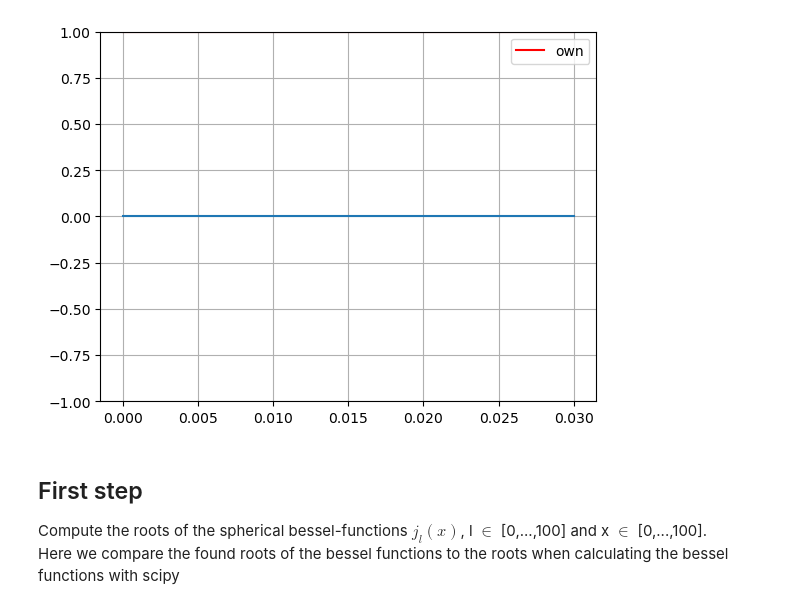
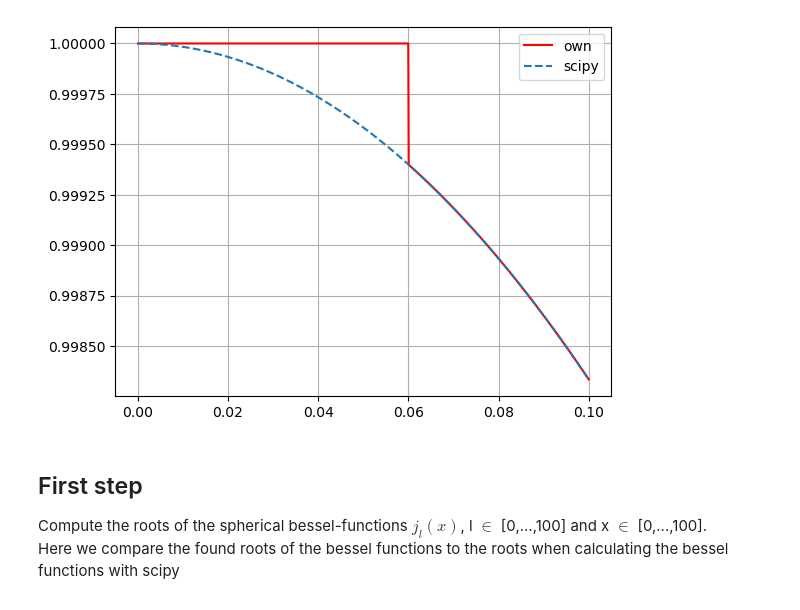
Before and after one commit to TobiLeitgeb/ComputationalPhysics_VO_code, a Jupyter notebook: main.ipynb, the cells around one changed output. Saved outputs shown, nothing was run; the diff lists cells and outputs as text; code cells hidden in the pictures.

```diff
--- a/main.ipynb
+++ b/main.ipynb
@@ -6,16 +6,15 @@ import scipy.special as sp
 import numba as nb
 # %%
 #compare the own bessel method with the scipy
-x = np.linspace(0, 0.03, 1000)
+x = np.linspace(0, 0.1, 1000)
 l = 0
 plt.plot(x, np.vectorize(J_lx)(l, x), label="own",color = "red")
-#plt.plot(x, sp.spherical_jn(l, x), label="scipy",linestyle = "--")
-plt.plot(x, np.vectorize(J_lx)(l+1, x))
-plt.ylim(-max(sp.spherical_jn(l, x)), max(sp.spherical_jn(l, x)))
+plt.plot(x, sp.spherical_jn(l, x), label="scipy",linestyle = "--")
+
 plt.legend()
 plt.grid()
 # %% [output]
-[figure, old version]
+[figure, new version]
 # %% [markdown]
 ## First step
 Compute the roots of the spherical bessel-functions $j_l(x)$, l $\in$ [0,...,100] and x $\in$ [0,...,100].
```
Also changed, not shown: parts of 7 cells of this notebook.
